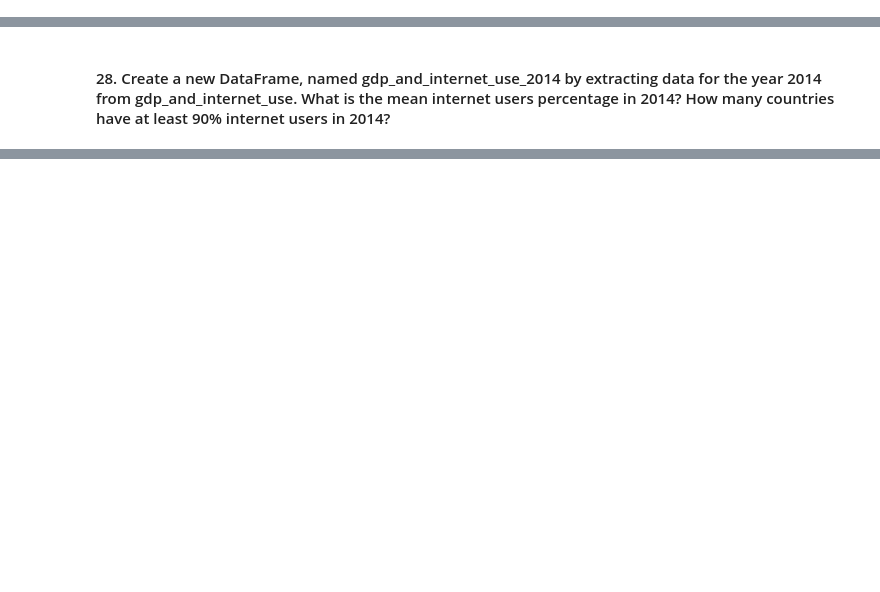
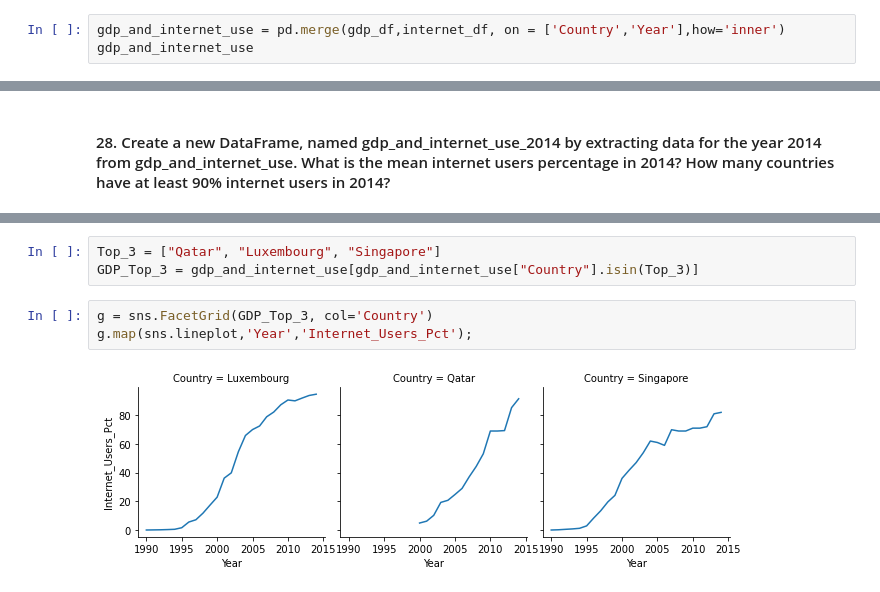
Before and after one commit to nss-data-science-cohort-4/dq1-undata-alvinwendt, a Jupyter notebook: notebook/UN_Data_Exploration.ipynb, the cells around one changed output, grey strips where cells are left out. Drawn from its saved outputs; the diff is of its cells as text; blank space fills up the shorter version.

```diff
--- a/notebook/UN_Data_Exploration.ipynb
+++ b/notebook/UN_Data_Exploration.ipynb
@@ -306,0 +310,3 @@ internet_df.groupby('Year')['Internet_Users_Pct'].count().plot();
+# %%
+gdp_and_internet_use = pd.merge(gdp_df,internet_df, on = ['Country','Year'],how='inner')
+gdp_and_internet_use
@@ -314,0 +387,8 @@ internet_df.groupby('Year')['Internet_Users_Pct'].count().plot();
+# %%
+Top_3 = ["Qatar", "Luxembourg", "Singapore"]
+GDP_Top_3 = gdp_and_internet_use[gdp_and_internet_use["Country"].isin(Top_3)]
+# %%
+g = sns.FacetGrid(GDP_Top_3, col='Country')
+g.map(sns.lineplot,'Year','Internet_Users_Pct');
+# %% [output]
+[figure, added]
```
Also changed, not shown: parts of 26 cells of this notebook.
